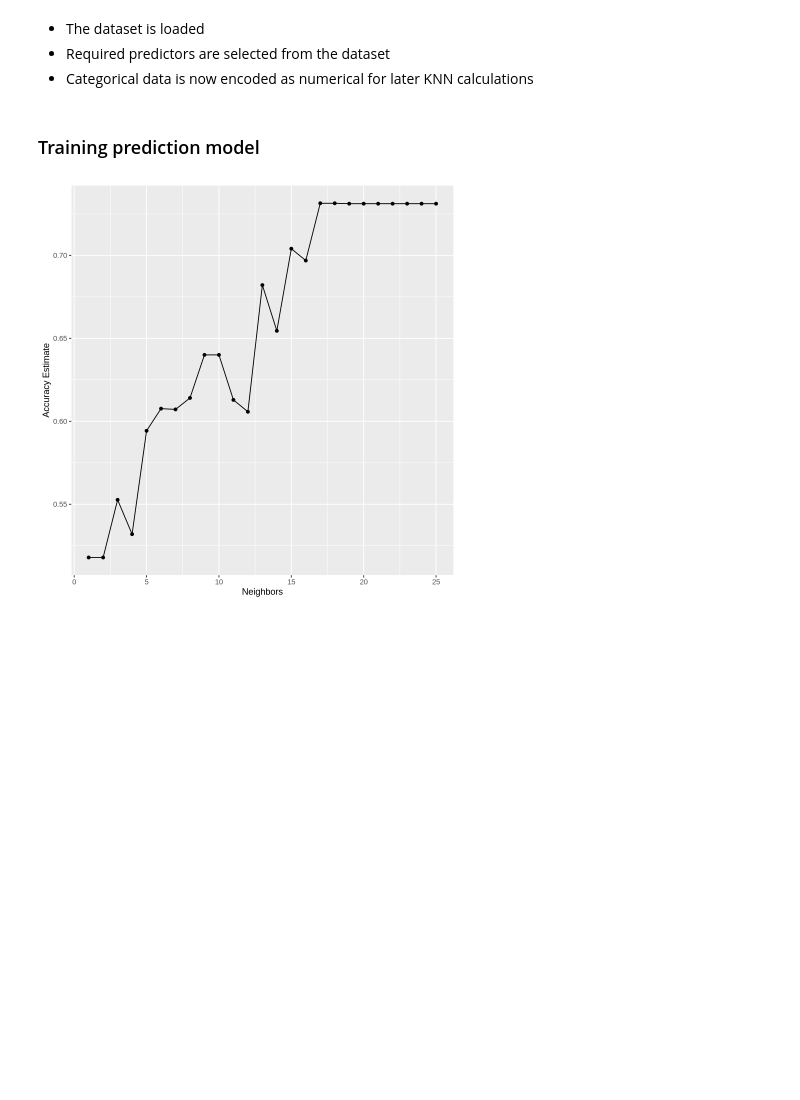
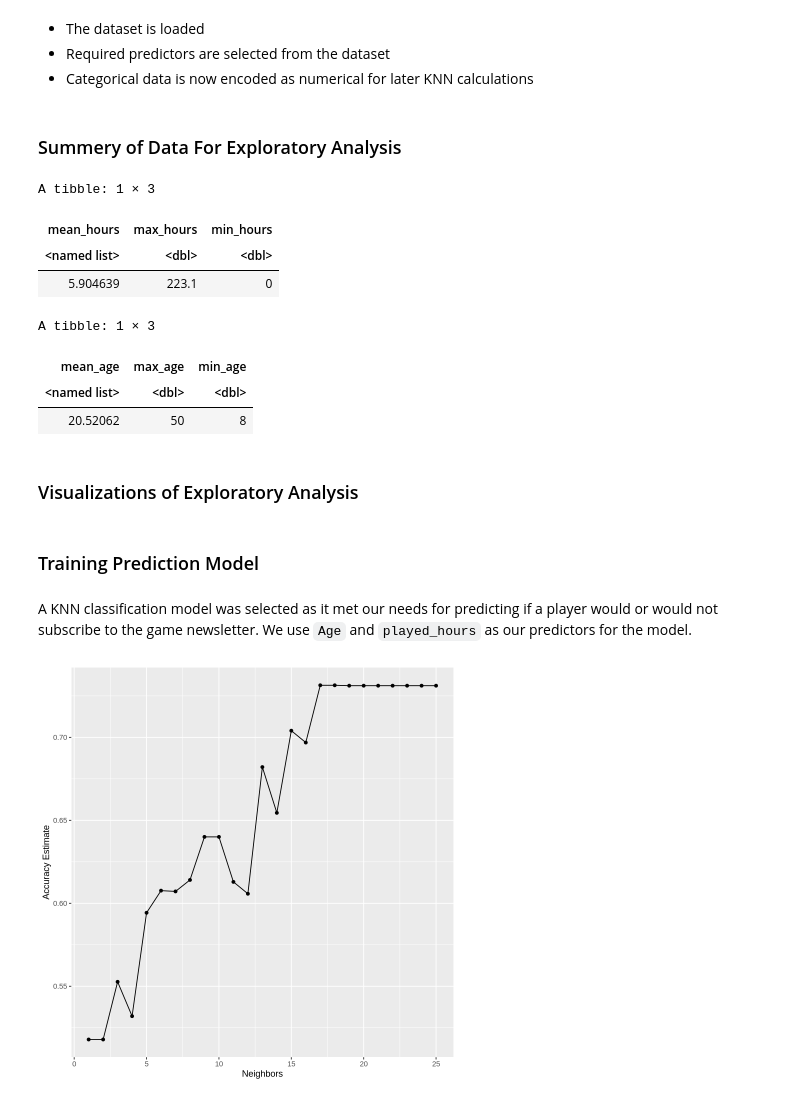
Before and after one commit to Vivian-Bi/ds_final_project, a Jupyter notebook: Final Group Project.ipynb, the cells around one changed output. Saved outputs shown, nothing was run; the diff lists cells and outputs as text; code cells hidden in the pictures; blank space fills up the shorter version.

Commit message:
Summery of analysis variables, added headings

```diff
--- a/Final Group Project.ipynb
+++ b/Final Group Project.ipynb
@@ -113,3 +113,54 @@ A tibble: 194 × 3
 - The dataset is loaded
 - Required predictors are selected from the dataset
 - Categorical data is now encoded as numerical for later KNN calculations
+# %% [markdown]
+### Summery of Data For Exploratory Analysis
+# %%
+## Calculating summery for hours data
+mean_hours <- player_data |>
+    select(played_hours) |>
+    map(mean, na.rm = TRUE)
+
+max_hours <- player_data |>
+    select(played_hours) |>
+    max(na.rm = TRUE)
+
+min_hours <- player_data |>
+    select(played_hours) |>
+    min(na.rm = TRUE)
+
+## Collecting the data into a table
+time_values <- player_data |>
+    group_by() |>
+    summarize(mean_hours, max_hours, min_hours)
+time_values
+
+## Calculating summery for age data
+mean_age <- player_data |>
+    select(Age) |>
+    map(mean, na.rm = TRUE)
+
+max_age <- player_data |>
+    select(Age) |>
+    max(na.rm = TRUE)
+
+min_age <- player_data |>
+    select(Age) |>
+    min(na.rm = TRUE)
+
+## Collecting the data into a table
+age_values <- player_data |>
+    group_by() |>
+    summarize(mean_age, max_age, min_age)
+age_values
+# %% [output]
+A tibble: 1 × 3
+| mean_hours | max_hours | min_hours |
+| <named list> | <dbl> | <dbl> |
+| 5.904639 | 223.1 | 0 |
+A tibble: 1 × 3
+| mean_age | max_age | min_age |
+| <named list> | <dbl> | <dbl> |
+| 20.52062 | 50 | 8 |
+# %% [markdown]
+### Visualizations of Exploratory Analysis
@@ -116,5 +169,7 @@ A tibble: 194 × 3
 # %% [markdown]
-### Training prediction model
+### Training Prediction Model
+# %% [markdown]
+A KNN classification model was selected as it met our needs for predicting if a player would or would not subscribe to the game newsletter. We use `Age` and `played_hours` as our predictors for the model.
 # %%
 ## Splitting training and testing datasets
 
```
Also changed, not shown: parts of 4 cells of this notebook.
